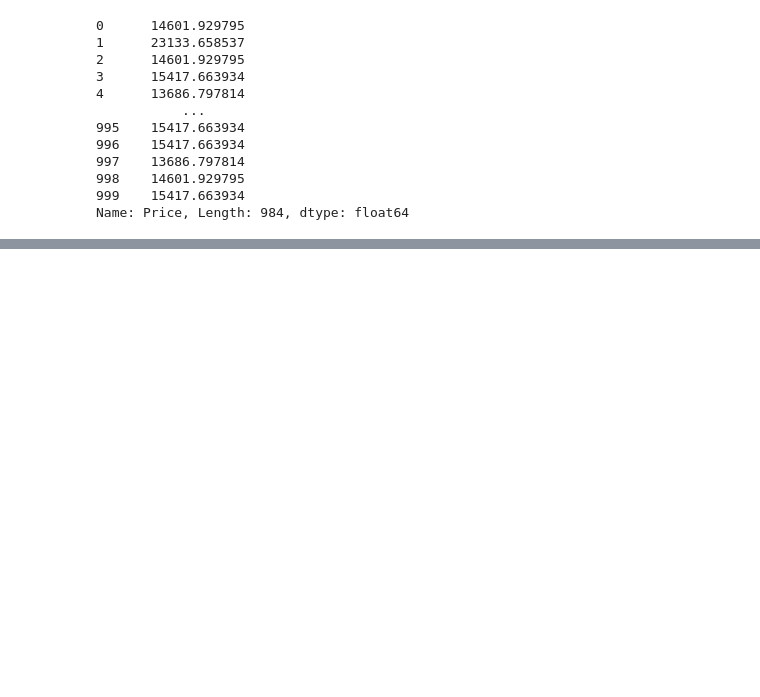
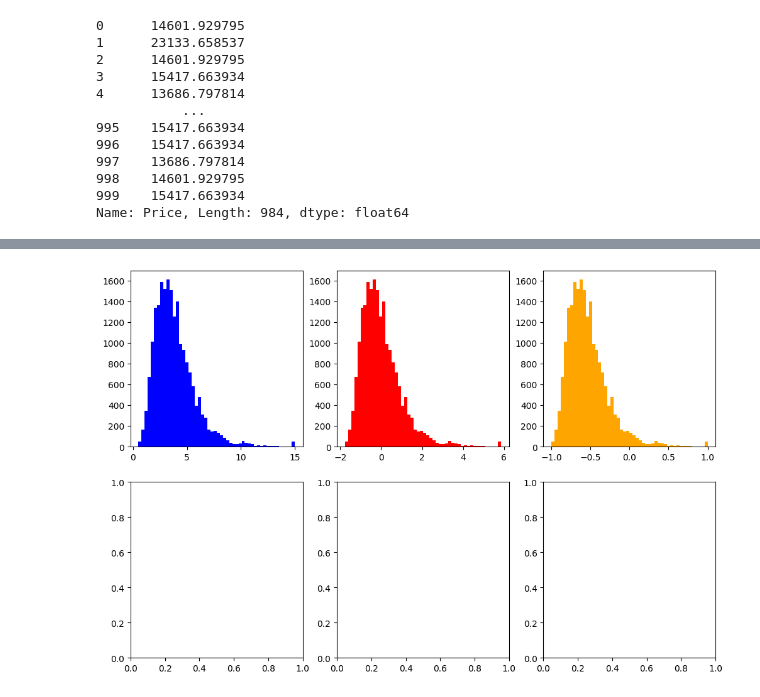
Before and after one commit to AliyarBhos/Works-done-in-Div-Academy, a Jupyter notebook: Module3(From_28_jan)/End_To_End_Machine_Learning_Day4.ipynb, the cells around one changed output, grey strips where cells are left out. Drawn from its saved outputs; the diff is of its cells as text; code cells hidden in the pictures; blank space fills up the shorter version.

```diff
--- a/Module3(From_28_jan)/End_To_End_Machine_Learning_Day4.ipynb
+++ b/Module3(From_28_jan)/End_To_End_Machine_Learning_Day4.ipynb
@@ -203,0 +230,16 @@ array([12796.11538462, 14500.92753623, 14567.79891304, 14692.43831169,
+# %%
+from sklearn.preprocessing import StandardScaler, MinMaxScaler
+
+ss = StandardScaler()
+output_ss = ss.fit_transform(df3[['median_income']])
+
+mm = MinMaxScaler(feature_range=(-1, 1))
+output_mm = mm.fit_transform(df3[['median_income']])
+
+fig, axs = plt.subplots(nrows=2, ncols=3, figsize=(12, 8))
+axs[0, 0].hist(df3['median_income'], bins=50, color='blue')
+axs[0, 1].hist(output_ss, bins=50, color='red')
+axs[0, 2].hist(output_mm, bins=50, color='orange')
+plt.show()
+# %% [output]
+[figure, added]
```
Also changed, not shown: parts of 4 cells of this notebook.
